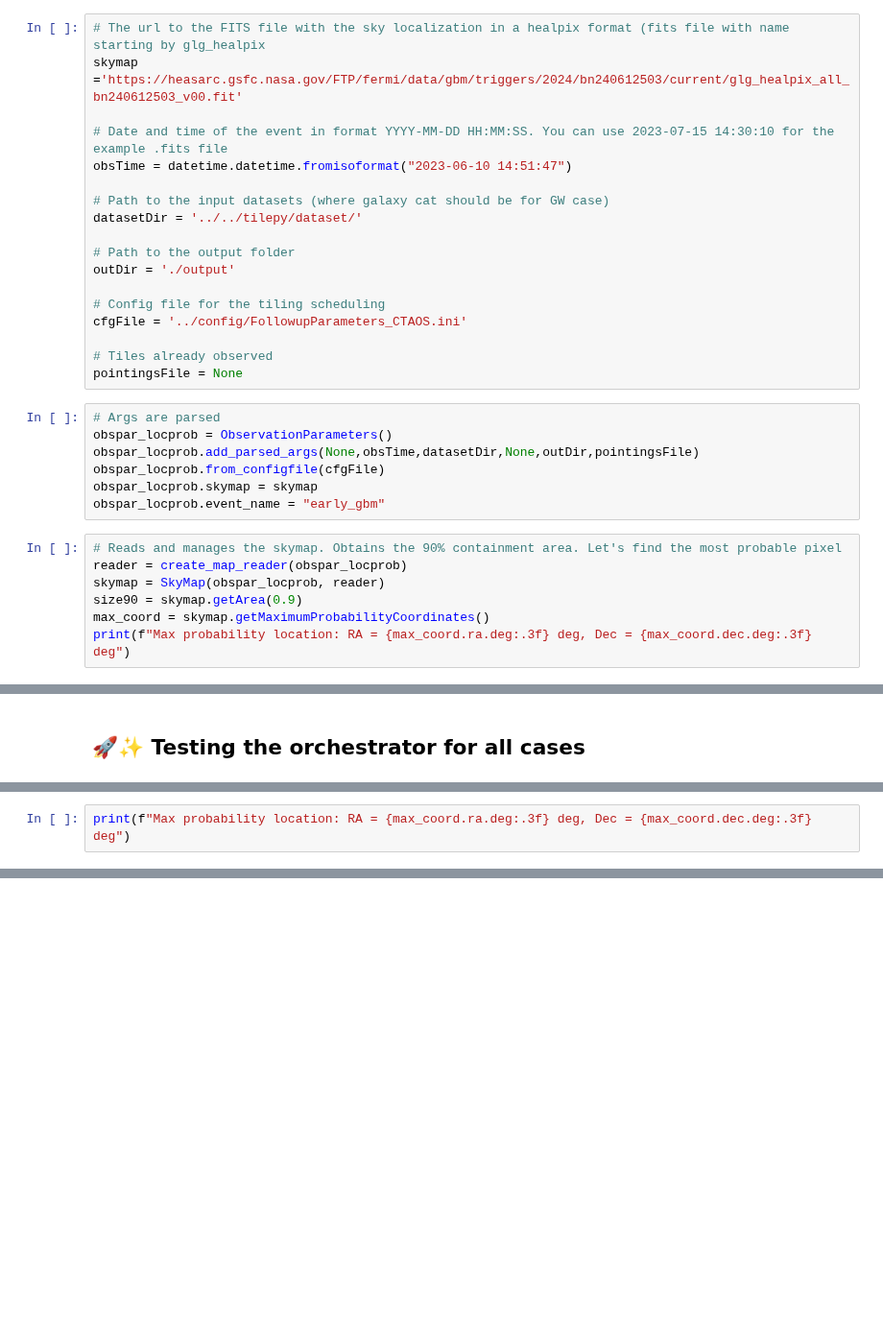
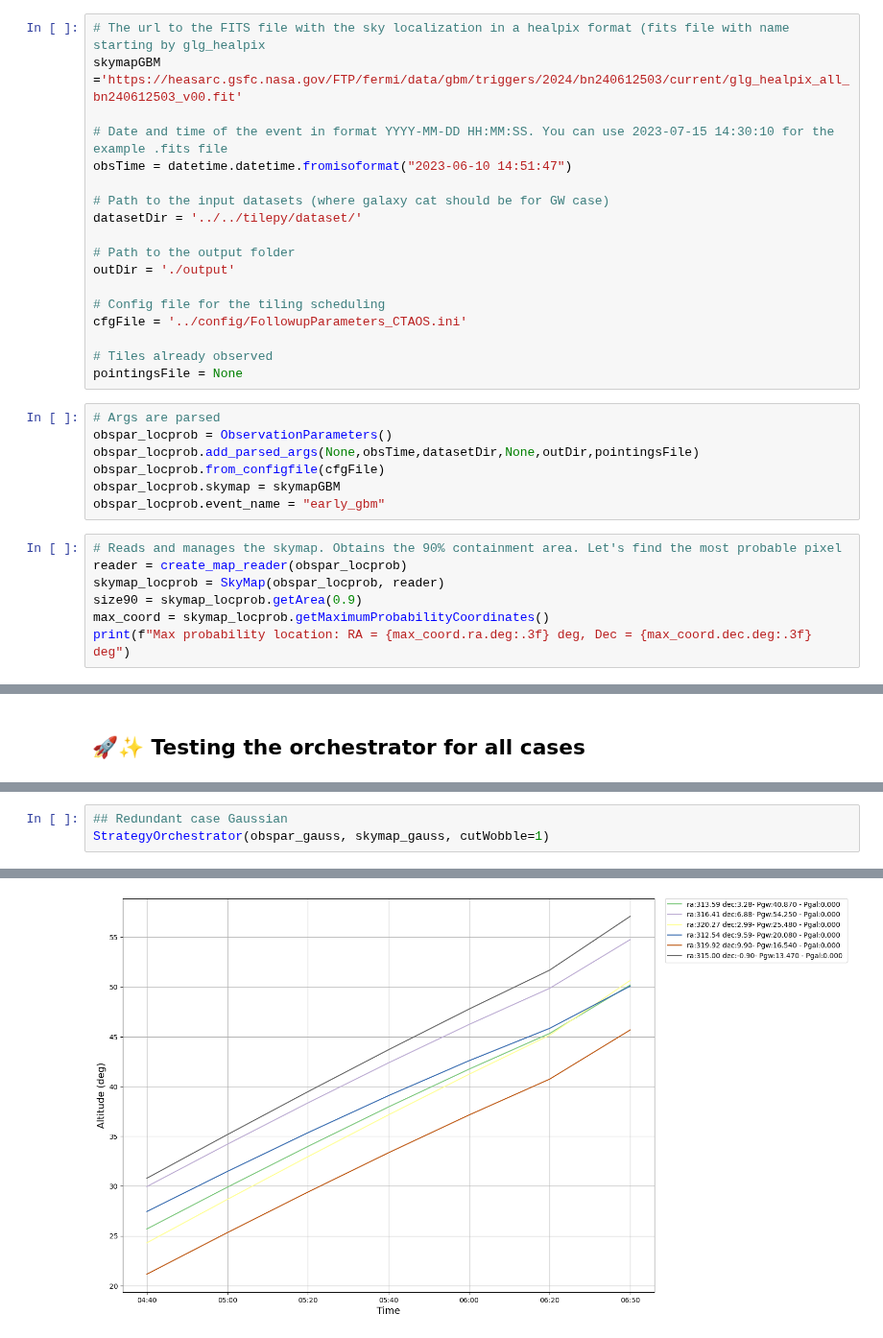
Before and after one commit to astro-transients/tilepy, a Jupyter notebook: examples/launcher/Tiling_Orchestrator.ipynb, the cells around one changed output, grey strips where cells are left out. Shown at 96% size. Saved outputs shown, nothing was run; the diff lists cells and outputs as text; blank space fills up the shorter version.

Commit message:
TilingOrchestrator works for all cases. Corrected bug in UniversalScheduler for when no galaxy cat is given

```diff
--- a/examples/launcher/Tiling_Orchestrator.ipynb
+++ b/examples/launcher/Tiling_Orchestrator.ipynb
@@ -45,7 +45,7 @@ import lal
 # 🔵 Testing Tiling Strategy Identification with a Fermi-GBM GRB
 # %%
 # The url to the FITS file with the sky localization in a healpix format (fits file with name starting by glg_healpix
-skymap ='https://heasarc.gsfc.nasa.gov/FTP/fermi/data/gbm/triggers/2024/bn240612503/current/glg_healpix_all_bn240612503_v00.fit'
+skymapGBM ='https://heasarc.gsfc.nasa.gov/FTP/fermi/data/gbm/triggers/2024/bn240612503/current/glg_healpix_all_bn240612503_v00.fit'
 
 # Date and time of the event in format YYYY-MM-DD HH:MM:SS. You can use 2023-07-15 14:30:10 for the example .fits file
 obsTime = datetime.datetime.fromisoformat("2023-06-10 14:51:47")
@@ -66,14 +66,14 @@ pointingsFile = None
 obspar_locprob = ObservationParameters()
 obspar_locprob.add_parsed_args(None,obsTime,datasetDir,None,outDir,pointingsFile)
 obspar_locprob.from_configfile(cfgFile)
-obspar_locprob.skymap = skymap
+obspar_locprob.skymap = skymapGBM
 obspar_locprob.event_name = "early_gbm"
 # %%
 # Reads and manages the skymap. Obtains the 90% containment area. Let's find the most probable pixel
 reader = create_map_reader(obspar_locprob)
-skymap = SkyMap(obspar_locprob, reader)
-size90 = skymap.getArea(0.9)
-max_coord = skymap.getMaximumProbabilityCoordinates()
+skymap_locprob = SkyMap(obspar_locprob, reader)
+size90 = skymap_locprob.getArea(0.9)
+max_coord = skymap_locprob.getMaximumProbabilityCoordinates()
 print(f"Max probability location: RA = {max_coord.ra.deg:.3f} deg, Dec = {max_coord.dec.deg:.3f} deg")
 # %% [output]
 The filename is glg_healpix_all_bn240612503_v00.fit
@@ -156,3 +169,4 @@ UnboundLocalError: cannot access local variable 'max_coord' where it is not asso
 # %%
-print(f"Max probability location: RA = {max_coord.ra.deg:.3f} deg, Dec = {max_coord.dec.deg:.3f} deg")
+## Redundant case Gaussian
+StrategyOrchestrator(obspar_gauss, skymap_gauss, cutWobble=1)
 # %% [output]
@@ -159,0 +190 @@ Max probability location: RA = 316.055 deg, Dec = 5.379 deg
+[figure, added]
```
Also changed, not shown: parts of 8 cells of this notebook, 1 other file.
